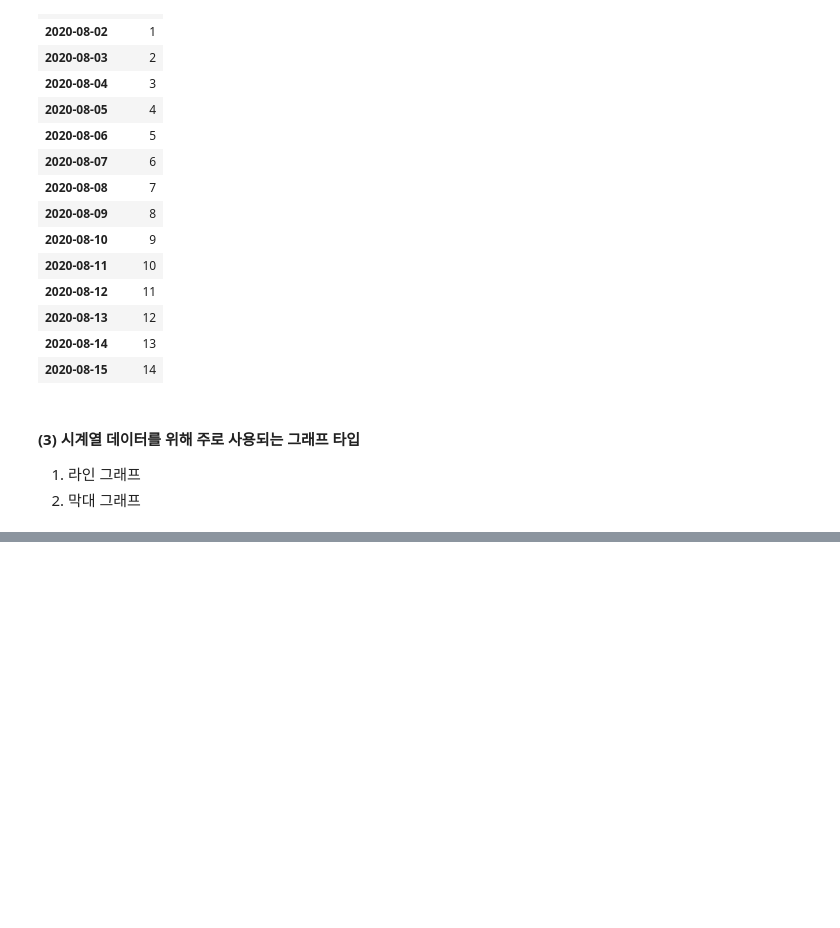
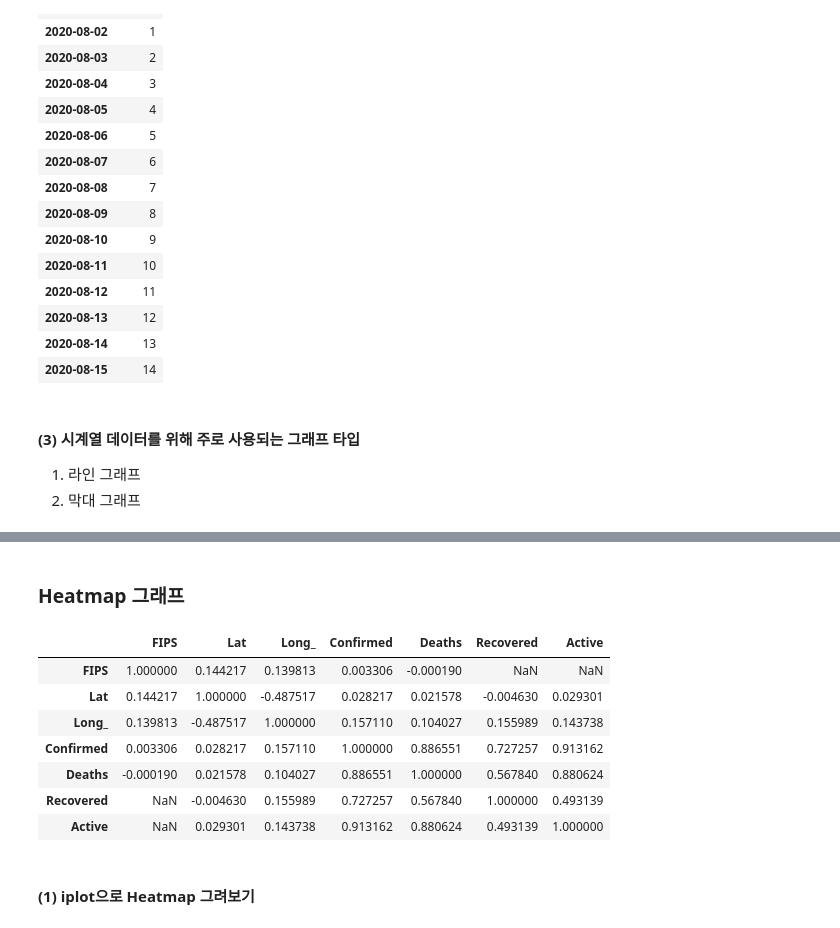
Before and after one commit to jhryu1208/Python_DataAnalysis_Pandas, a Jupyter notebook: Pandas/Deep_Data_and_Visual.ipynb, the cells around one changed output, grey strips where cells are left out. Saved outputs shown, nothing was run; the diff lists cells and outputs as text; code cells hidden in the pictures; blank space fills up the shorter version.

```diff
--- a/Pandas/Deep_Data_and_Visual.ipynb
+++ b/Pandas/Deep_Data_and_Visual.ipynb
@@ -553,0 +560,2 @@ df.iplot(kind = 'bar')
+# %% [markdown]
+###  Heatmap 그래프
@@ -553,0 +566,14 @@ df.iplot(kind = 'bar')
+# %%
+import pandas as pd
+df = pd.read_csv("COVID-19-master/csse_covid_19_data/csse_covid_19_daily_reports/04-01-2020.csv", encoding='utf-8-sig')
+# (상기) corr()은 데이터프레임의 상관관계를 보는 함수
+df.corr()
+# %% [output]
+|  | FIPS | Lat | Long_ | Confirmed | Deaths | Recovered | Active |
+| FIPS | 1.000000 | 0.144217 | 0.139813 | 0.003306 | -0.000190 | NaN | NaN |
+| Lat | 0.144217 | 1.000000 | -0.487517 | 0.028217 | 0.021578 | -0.004630 | 0.029301 |
+| Long_ | 0.139813 | -0.487517 | 1.000000 | 0.157110 | 0.104027 | 0.155989 | 0.143738 |
+| Confirmed | 0.003306 | 0.028217 | 0.157110 | 1.000000 | 0.886551 | 0.727257 | 0.913162 |
+| Deaths | -0.000190 | 0.021578 | 0.104027 | 0.886551 | 1.000000 | 0.567840 | 0.880624 |
+| Recovered | NaN | -0.004630 | 0.155989 | 0.727257 | 0.567840 | 1.000000 | 0.493139 |
+| Active | NaN | 0.029301 | 0.143738 | 0.913162 | 0.880624 | 0.493139 | 1.000000 |
@@ -553,0 +582,2 @@ df.iplot(kind = 'bar')
+# %% [markdown]
+#### (1) iplot으로  Heatmap 그려보기
```
Also changed, not shown: parts of 20 cells of this notebook.
